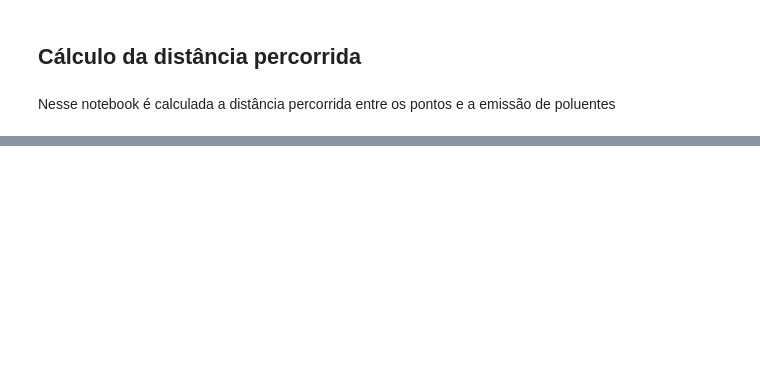
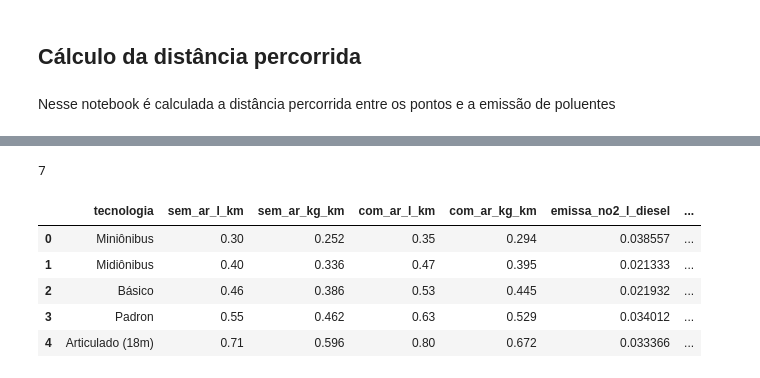
Before and after one commit to sepep-pmsp/dash_onibus_eletricos, a Jupyter notebook: 02_calculo_distancia.ipynb, the cells around one changed output, grey strips where cells are left out. Cells and saved outputs as stored; diff of their text form; code cells hidden in the pictures; blank space fills up the shorter version.

```diff
--- a/02_calculo_distancia.ipynb
+++ b/02_calculo_distancia.ipynb
@@ -15,0 +27,4 @@ posicoes_df = load_csv('posicoes_onibus.csv')
+# %%
+len(consumo_diesel)
+# %% [output]
+7
@@ -15,0 +34,9 @@ posicoes_df = load_csv('posicoes_onibus.csv')
+# %%
+consumo_diesel.head()
+# %% [output]
+|  | tecnologia | sem_ar_l_km | sem_ar_kg_km | com_ar_l_km | com_ar_kg_km | emissa_no2_l_diesel | ... |
+| 0 | Miniônibus | 0.30 | 0.252 | 0.35 | 0.294 | 0.038557 | ... |
+| 1 | Midiônibus | 0.40 | 0.336 | 0.47 | 0.395 | 0.021333 | ... |
+| 2 | Básico | 0.46 | 0.386 | 0.53 | 0.445 | 0.021932 | ... |
+| 3 | Padron | 0.55 | 0.462 | 0.63 | 0.529 | 0.034012 | ... |
+| 4 | Articulado (18m) | 0.71 | 0.596 | 0.80 | 0.672 | 0.033366 | ... |
```
Also changed, not shown: parts of 12 cells of this notebook.
